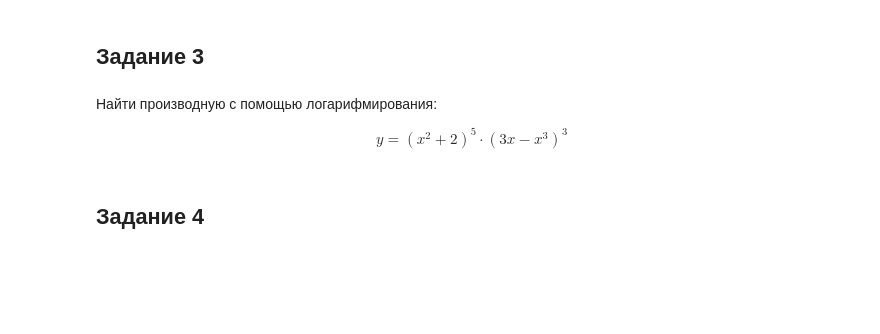
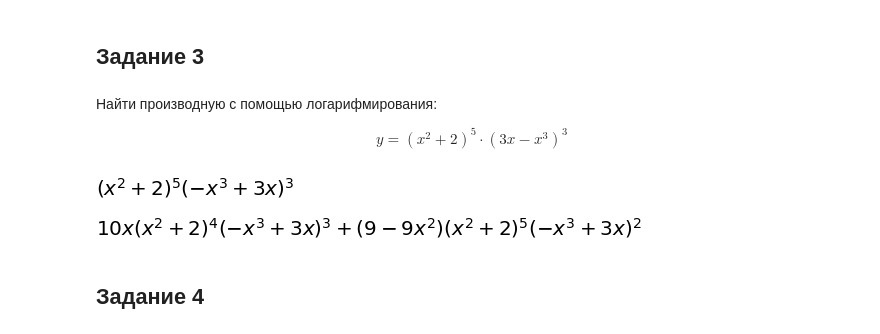
Before and after one commit to vit050587/Mathematical-analysis, a Jupyter notebook: Homework.ipynb, the cells around one changed output. Saved outputs shown, nothing was run; the diff lists cells and outputs as text; code cells hidden in the pictures; blank space fills up the shorter version.

```diff
--- a/Homework.ipynb
+++ b/Homework.ipynb
@@ -470,6 +482,16 @@ $$\mbox{arctg}(\frac{y}{x})=\ln \sqrt{x^2+y^2}$$
 Найти производную с помощью логарифмирования:
 
 $$y=(x^2+2)^5\cdot(3x-x^3)^3$$
+# %%
+x=Symbol('x')
+y=(x**2 + 2)**5 * (3 * x - x**3)**3
+y
+# %% [output]
+[figure, added]
+# %%
+diff(y,x)
+# %% [output]
+[figure, added]
 # %% [markdown]
 ## Задание 4
 # %% [markdown]
```
Also changed, not shown: parts of 20 cells of this notebook.
